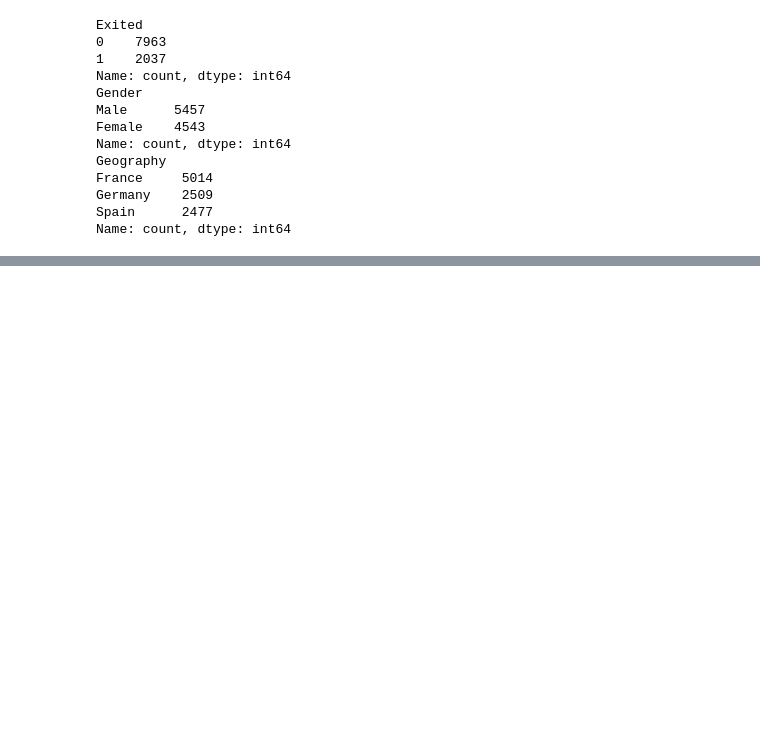
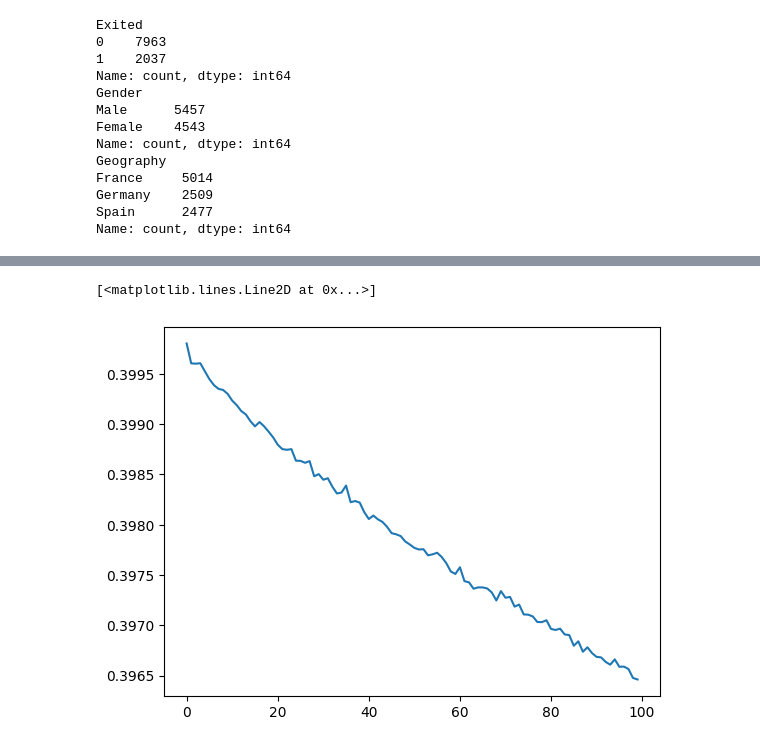
Before and after one commit to ritigit7/Python, a Jupyter notebook: Include/jupyter_files/Deep-Learning/Customer -Churn-Prediction.ipynb, the cells around one changed output, grey strips where cells are left out. Saved outputs shown, nothing was run; the diff lists cells and outputs as text; code cells hidden in the pictures; blank space fills up the shorter version.

```diff
--- a/Include/jupyter_files/Deep-Learning/Customer -Churn-Prediction.ipynb
+++ b/Include/jupyter_files/Deep-Learning/Customer -Churn-Prediction.ipynb
@@ -65,0 +95,8 @@ KeyError: "['RowNumber', 'CustomerId', 'Surname'] not found in axis"
+# %%
+from sklearn.preprocessing import StandardScaler
+scaler=StandardScaler()
+
+X_train_scaled=scaler.fit_transform(X_train)
+X_test_scaled=scaler.fit_transform(X_test)
+
+X_train_scaled,X_test_scaled
@@ -65,0 +119,12 @@ KeyError: "['RowNumber', 'CustomerId', 'Surname'] not found in axis"
+# %%
+import tensorflow
+from tensorflow import keras
+from keras import Sequential
+from keras.layers import Dense
+
+model=Sequential()
+#input dimention=11
+model.add(Dense(3,activation="sigmoid",input_dim=11))
+model.add(Dense(1,activation="sigmoid"))
+
+model.summary()
@@ -65,0 +149,3 @@ KeyError: "['RowNumber', 'CustomerId', 'Surname'] not found in axis"
+# %%
+model.compile(loss='binary_crossentropy',optimizer='Adam')
+model.fit(X_train_scaled,y_train,epochs=20)
@@ -65,0 +185,3 @@ KeyError: "['RowNumber', 'CustomerId', 'Surname'] not found in axis"
+# %%
+model.compile(loss='binary_crossentropy',optimizer='Adam',metrics=['accuracy'])
+history=model.fit(X_train_scaled,y_train,epochs=100,validation_split=0.2)
@@ -65,0 +227,5 @@ KeyError: "['RowNumber', 'CustomerId', 'Surname'] not found in axis"
+# %%
+plt.plot(history.history['loss'])
+# %% [output]
+[<matplotlib.lines.Line2D at 0x...>]
+[figure, added]
```
Also changed, not shown: parts of 11 cells of this notebook, 1 other file.
